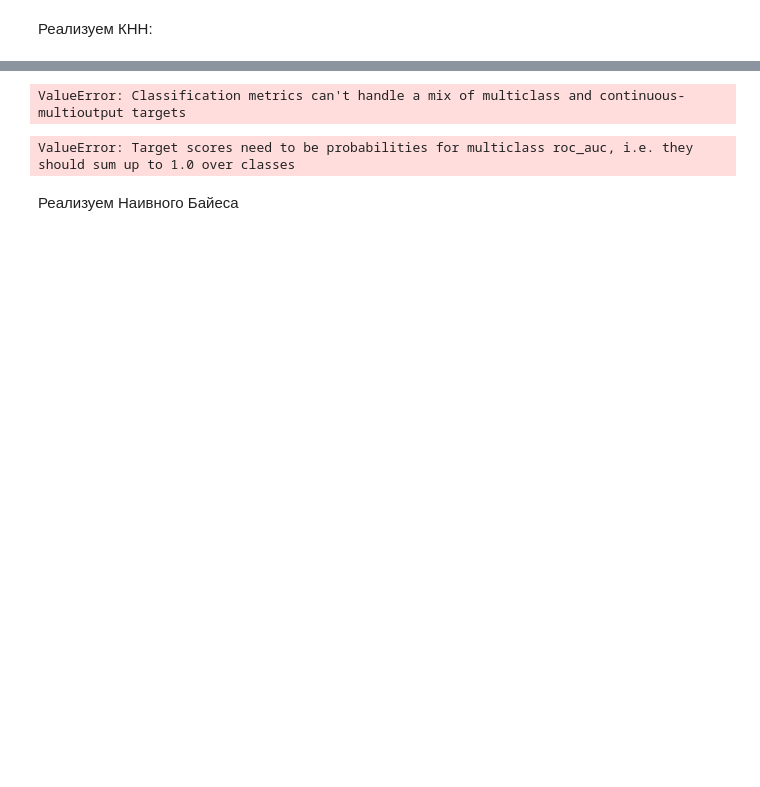
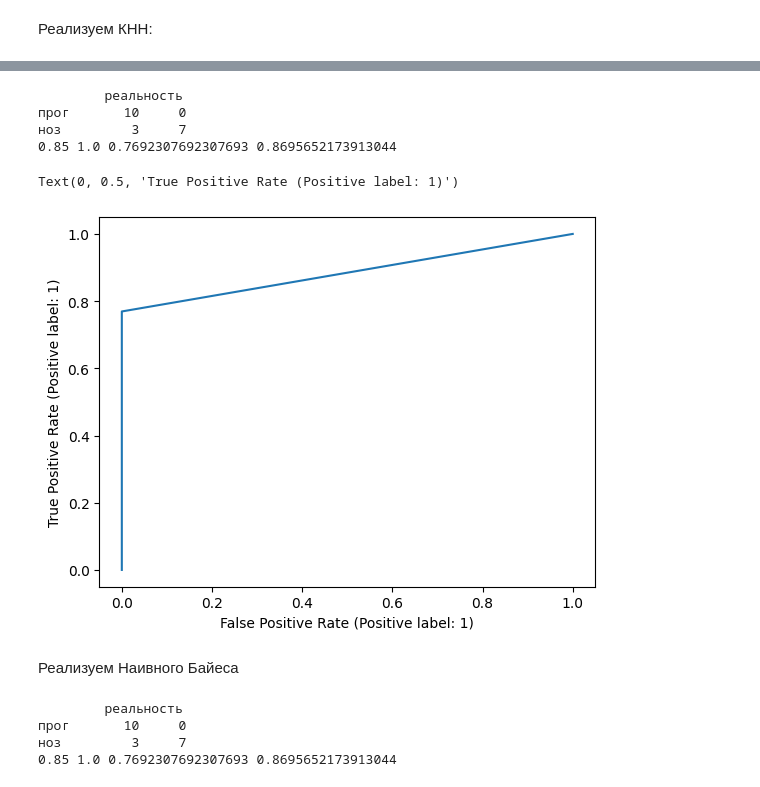
Before and after one commit to Cheburilla/Practicum-Python, a Jupyter notebook: notebooks/2.ipynb, the cells around one changed output, grey strips where cells are left out. Cells and saved outputs as stored; diff of their text form; code cells hidden in the pictures; blank space fills up the shorter version.

```diff
--- a/notebooks/2.ipynb
+++ b/notebooks/2.ipynb
@@ -483,13 +432,10 @@ print(m.accuracy(), m.precision(), m.recall(), m.F1())
 Реализуем КНН:
 # %%
 class k_nn:
-    def __init__(self):
-        self.xtr = []
-        self.ytr = []
-    def fit(self, X_train, y_train):
+    def __init__(self, X_train, y_train):
         self.xtr = np.array(X_train)
         self.ytr = np.array(y_train)
-    def predict(self, X_test, k=5):
+    def predict(self, X_test, k):
         pred = np.array([])
         X_test = np.array(X_test)
         for i in range(X_test.shape[0]):
@@ -497,16 +443,5 @@ class k_nn:
             values = []
             for j in distances.index:
                 values.append(self.ytr[j])
-            pred = np.append(pred, np.bincount(np.array(np.ravel(values))).argmax())
+            pred = np.append(pred, bool(np.bincount(np.array(values)).argmax()))
         return pred
-    def predict_proba(self, X_test, k):
-        pred = np.array([])
-        X_test = np.array(X_test)
-        for i in range(X_test.shape[0]):
-            distances = pd.Series(pow(pow(self.xtr - X_test[i], 2).sum(axis = 1), 1/2)).sort_values()[:k]
-            values = []
-            for j in distances.index:
-                values.append(self.ytr[j])
-            values = np.array(np.ravel(values))
-            pred = np.append(pred, np.bincount(values) / values.sum())
-        return pred
@@ -539,10 +448,25 @@ ValueError: Classification metrics can't handle a mix of multiclass and continuo
-# %%
-confusion_matrix(y_test_knn_s, y_pred)
-# %% [output]
-ValueError: Classification metrics can't handle a mix of multiclass and continuous-multioutput targets
-# %%
-roc_auc_score(y_test_knn_s, y_pred, multi_class='ovr')
-# %% [output]
-ValueError: Target scores need to be probabilities for multiclass roc_auc, i.e. they should sum up to 1.0 over classes
+# %%
+X, y = make_classification()
+X_train, X_test, y_train, y_test = train_test_split(X, y, test_size=0.2, random_state=42, shuffle=True)
+# %%
+knn = k_nn(X_train, y_train)
+y_pred = knn.predict(X_test, 8)
+# %%
+knn_m = Metrics(y_test, y_pred)
+knn_m.conf_matr()
+print(knn_m.accuracy(), knn_m.precision(), knn_m.recall(), knn_m.F1())
+# %% [output]
+ㅤ       реальность
+прог       10     0
+ноз         3     7
+0.85 1.0 0.7692307692307693 0.8695652173913044
+# %%
+fpr, tpr, thresholds = roc_curve(np.array(y_test), np.array(y_pred))
+plt.plot(fpr, tpr)
+plt.xlabel("False Positive Rate (Positive label: 1)")
+plt.ylabel("True Positive Rate (Positive label: 1)")
+# %% [output]
+Text(0, 0.5, 'True Positive Rate (Positive label: 1)')
+[figure, added]
 # %% [markdown]
 Реализуем Наивного Байеса
@@ -548,0 +512,9 @@ ValueError: Target scores need to be probabilities for multiclass roc_auc, i.e.
+# %%
+gnb_m = Metrics(y_test, y_pred)
+gnb_m.conf_matr()
+print(gnb_m.accuracy(), gnb_m.precision(), gnb_m.recall(), gnb_m.F1())
+# %% [output]
+ㅤ       реальность
+прог       10     0
+ноз         3     7
+0.85 1.0 0.7692307692307693 0.8695652173913044
```
Also changed, not shown: parts of 8 cells of this notebook, 15 other files.
